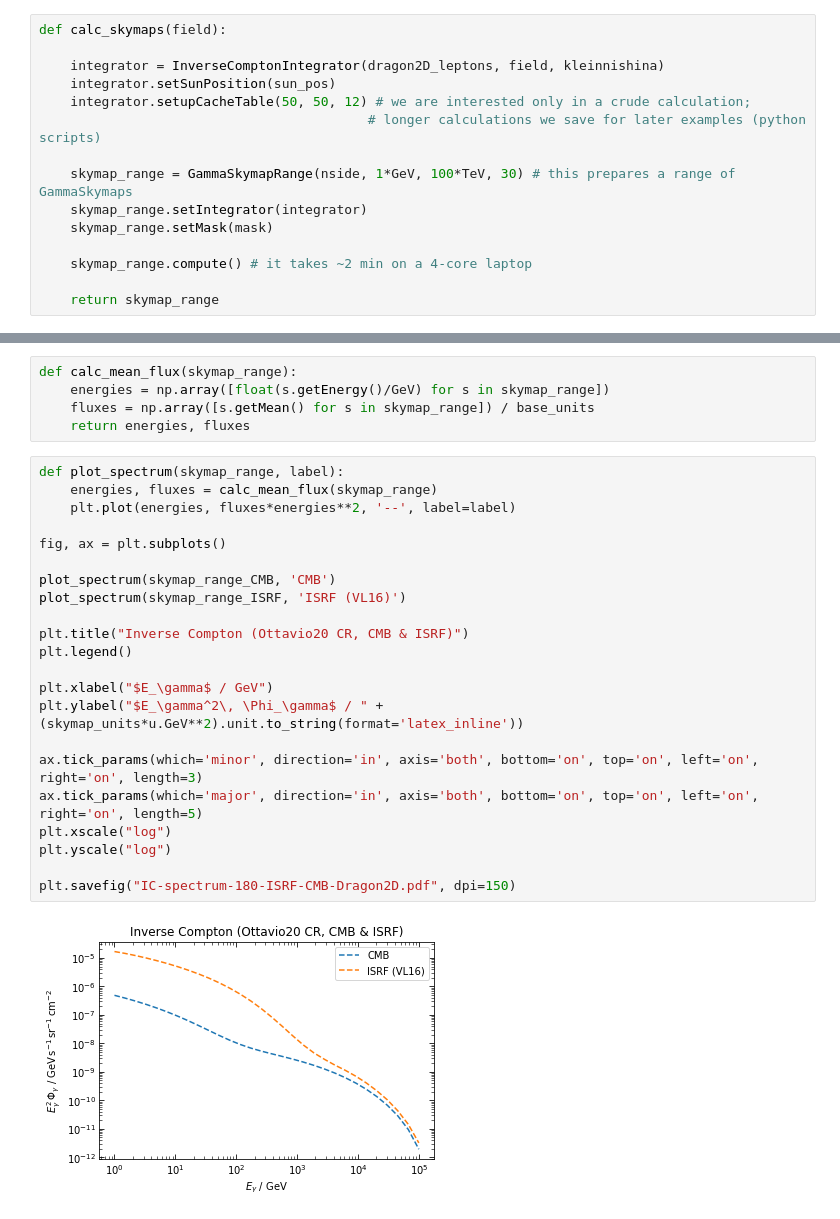
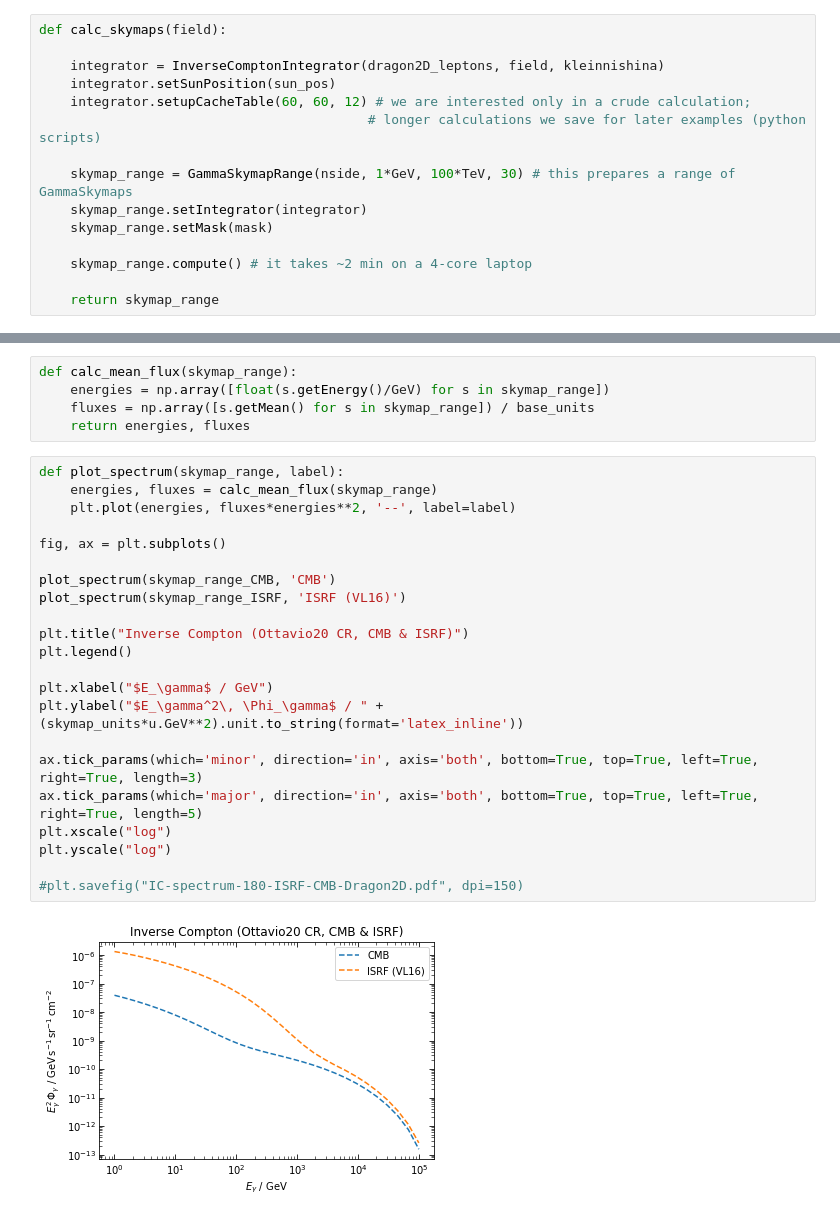
Before and after one commit to cosmicrays/hermes-examples, a Jupyter notebook: jupyter/e3-ic-dragon2d.ipynb, the cells around one changed output, grey strips where cells are left out. Cells and saved outputs as stored; diff of their text form.

```diff
--- a/jupyter/e3-ic-dragon2d.ipynb
+++ b/jupyter/e3-ic-dragon2d.ipynb
@@ -53,7 +52,7 @@ def calc_skymaps(field):
 
     integrator = InverseComptonIntegrator(dragon2D_leptons, field, kleinnishina)
     integrator.setSunPosition(sun_pos)
-    integrator.setupCacheTable(50, 50, 12) # we are interested only in a crude calculation;
+    integrator.setupCacheTable(60, 60, 12) # we are interested only in a crude calculation;
                                           # longer calculations we save for later examples (python scripts)
 
     skymap_range = GammaSkymapRange(nside, 1*GeV, 100*TeV, 30) # this prepares a range of GammaSkymaps
@@ -84,24 +83,24 @@ def calc_mean_flux(skymap_range):
 # %%
 def plot_spectrum(skymap_range, label):
     energies, fluxes = calc_mean_flux(skymap_range)
     plt.plot(energies, fluxes*energies**2, '--', label=label)
 
 fig, ax = plt.subplots()
 
 plot_spectrum(skymap_range_CMB, 'CMB')
 plot_spectrum(skymap_range_ISRF, 'ISRF (VL16)')
 
 plt.title("Inverse Compton (Ottavio20 CR, CMB & ISRF)")
 plt.legend()
 
 plt.xlabel("$E_\gamma$ / GeV")
 plt.ylabel("$E_\gamma^2\, \Phi_\gamma$ / " + (skymap_units*u.GeV**2).unit.to_string(format='latex_inline'))
 
-ax.tick_params(which='minor', direction='in', axis='both', bottom='on', top='on', left='on', right='on', length=3)
-ax.tick_params(which='major', direction='in', axis='both', bottom='on', top='on', left='on', right='on', length=5)
+ax.tick_params(which='minor', direction='in', axis='both', bottom=True, top=True, left=True, right=True, length=3)
+ax.tick_params(which='major', direction='in', axis='both', bottom=True, top=True, left=True, right=True, length=5)
 plt.xscale("log")
 plt.yscale("log")
 
-plt.savefig("IC-spectrum-180-ISRF-CMB-Dragon2D.pdf", dpi=150)
+#plt.savefig("IC-spectrum-180-ISRF-CMB-Dragon2D.pdf", dpi=150)
 # %% [output]
-[figure, old version]
+[figure, new version]
```
Also changed, not shown: parts of 2 cells of this notebook, 1 other file.
